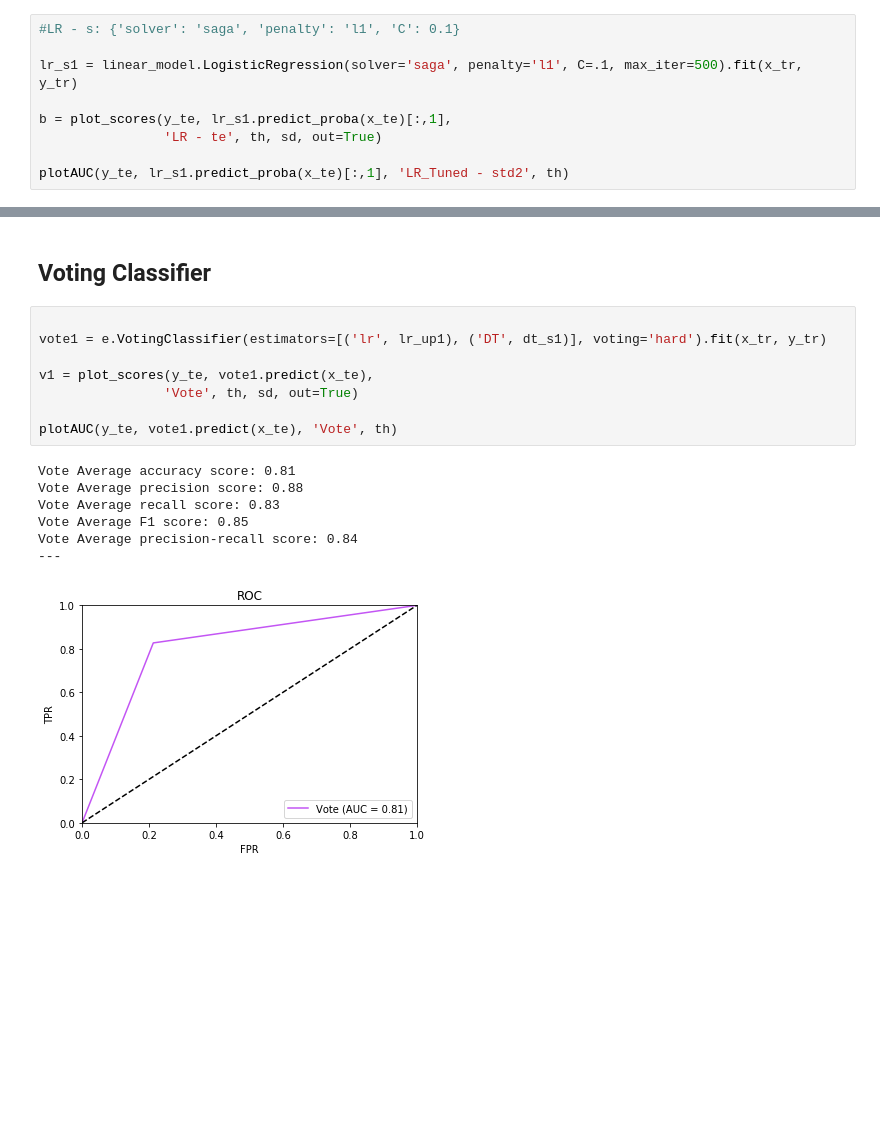
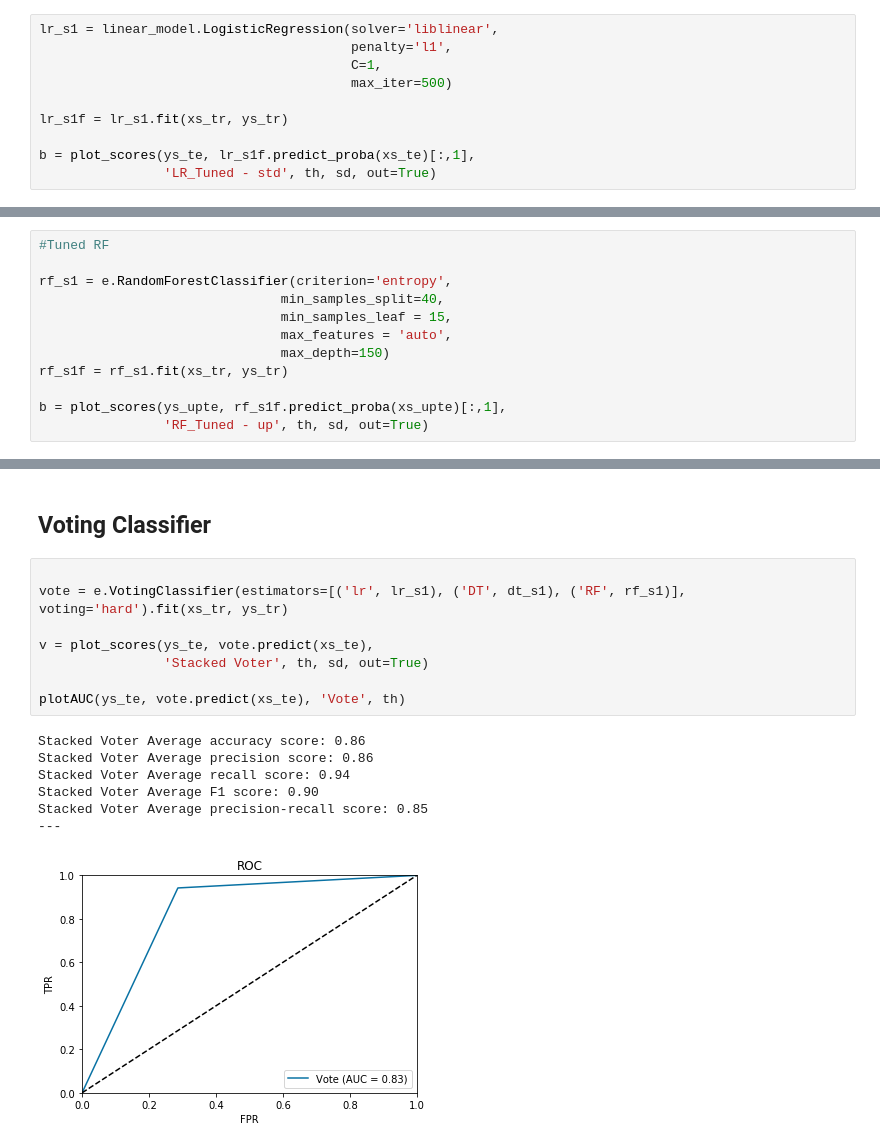
Before and after one commit to JeffT13/binaryclassification, a Jupyter notebook: Tuned+Voter.ipynb, the cells around one changed output, grey strips where cells are left out. Cells and saved outputs as stored; diff of their text form; blank space fills up the shorter version.

```diff
--- a/Tuned+Voter.ipynb
+++ b/Tuned+Voter.ipynb
@@ -194,12 +172,13 @@ DT_Tuned - te.pred Average precision-recall score: 0.80
 # %% [markdown]
 ## Logistic Regression
 # %%
-#LR - s: {'solver': 'saga', 'penalty': 'l1', 'C': 0.1}
+lr_s1 = linear_model.LogisticRegression(solver='liblinear',
+                                        penalty='l1',
+                                        C=1,
+                                        max_iter=500)
 
-lr_s1 = linear_model.LogisticRegression(solver='saga', penalty='l1', C=.1, max_iter=500).fit(x_tr, y_tr)
+lr_s1f = lr_s1.fit(xs_tr, ys_tr)
 
-b = plot_scores(y_te, lr_s1.predict_proba(x_te)[:,1],
-                'LR - te', th, sd, out=True)
-
-plotAUC(y_te, lr_s1.predict_proba(x_te)[:,1], 'LR_Tuned - std2', th)
+b = plot_scores(ys_te, lr_s1f.predict_proba(xs_te)[:,1],
+                'LR_Tuned - std', th, sd, out=True)
 # %% [output]
@@ -231,0 +188,12 @@ LR - te Average precision-recall score: 0.72
+# %%
+#Tuned RF
+
+rf_s1 = e.RandomForestClassifier(criterion='entropy',
+                               min_samples_split=40,
+                               min_samples_leaf = 15,
+                               max_features = 'auto',
+                               max_depth=150)
+rf_s1f = rf_s1.fit(xs_tr, ys_tr)
+
+b = plot_scores(ys_upte, rf_s1f.predict_proba(xs_upte)[:,1],
+                'RF_Tuned - up', th, sd, out=True)
@@ -233,17 +216,17 @@ LR - te Average precision-recall score: 0.72
 ## Voting Classifier
 # %%
 
-vote1 = e.VotingClassifier(estimators=[('lr', lr_up1), ('DT', dt_s1)], voting='hard').fit(x_tr, y_tr)
+vote = e.VotingClassifier(estimators=[('lr', lr_s1), ('DT', dt_s1), ('RF', rf_s1)], voting='hard').fit(xs_tr, ys_tr)
 
-v1 = plot_scores(y_te, vote1.predict(x_te),
-                'Vote', th, sd, out=True)
+v = plot_scores(ys_te, vote.predict(xs_te),
+                'Stacked Voter', th, sd, out=True)
 
-plotAUC(y_te, vote1.predict(x_te), 'Vote', th)
+plotAUC(ys_te, vote.predict(xs_te), 'Vote', th)
 # %% [output]
-Vote Average accuracy score: 0.81
-Vote Average precision score: 0.88
-Vote Average recall score: 0.83
-Vote Average F1 score: 0.85
-Vote Average precision-recall score: 0.84
+Stacked Voter Average accuracy score: 0.86
+Stacked Voter Average precision score: 0.86
+Stacked Voter Average recall score: 0.94
+Stacked Voter Average F1 score: 0.90
+Stacked Voter Average precision-recall score: 0.85
 ---
-[figure, old version]
+[figure, new version]
```
Also changed, not shown: parts of 10 cells of this notebook, 6 other files.
